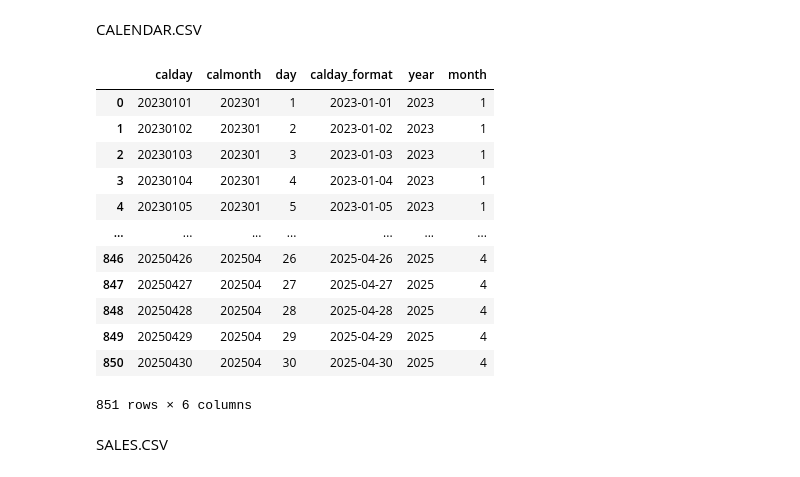
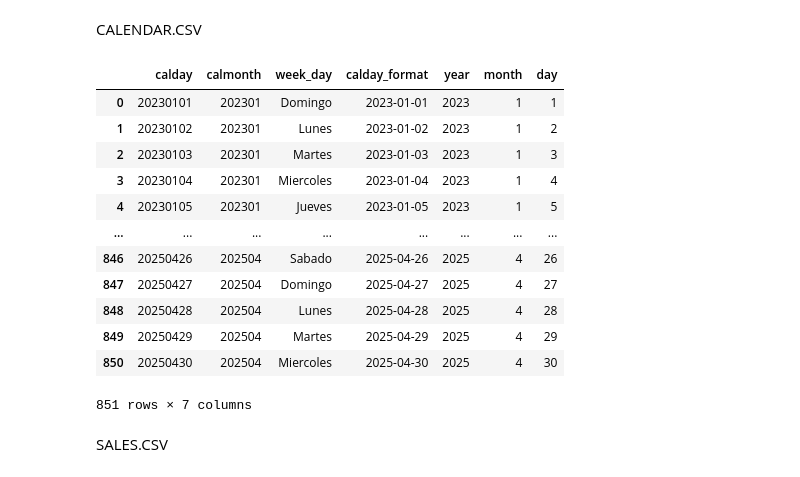
Before and after one commit to Isa2604/PowerUp, a Jupyter notebook: Dataset _ Coolers AC/Dataset _ Coolers AC/Data_coolers.ipynb, the cells around one changed output. Cells and saved outputs as stored; diff of their text form; code cells hidden in the pictures.

```diff
--- a/Dataset _ Coolers AC/Dataset _ Coolers AC/Data_coolers.ipynb
+++ b/Dataset _ Coolers AC/Dataset _ Coolers AC/Data_coolers.ipynb
@@ -32,28 +32,29 @@ CALENDAR.CSV
 # %%
 df_calendar = pd.read_csv('calendar.csv')
 df_clean_calday = df_calendar.copy()
 # Convertir a datetime y luego extraer componentes calday
+df_clean_calday = df_clean_calday.rename(columns={'day': 'week_day'})
 df_clean_calday['calday_format'] = pd.to_datetime(df_calendar['calday'], format='%Y%m%d')
 df_clean_calday['year'] = df_clean_calday['calday_format'].dt.year
 df_clean_calday['month'] = df_clean_calday['calday_format'].dt.month
 df_clean_calday['day'] = df_clean_calday['calday_format'].dt.day
 df_clean_calmonth = df_calendar.copy()
 # Convertir a datetime y luego extraer componentes de calmonth
 df_clean_calmonth['calmonth'] = pd.to_datetime(df_calendar['calmonth'], format='%Y%m')
 df_clean_calmonth['year'] = df_clean_calmonth['calmonth'].dt.year
 df_clean_calmonth['month'] = df_clean_calmonth['calmonth'].dt.month
 df_clean_calday
 # %% [output]
-|  | calday | calmonth | day | calday_format | year | month |
-| 0 | 20230101 | 202301 | 1 | 2023-01-01 | 2023 | 1 |
-| 1 | 20230102 | 202301 | 2 | 2023-01-02 | 2023 | 1 |
-| 2 | 20230103 | 202301 | 3 | 2023-01-03 | 2023 | 1 |
-| 3 | 20230104 | 202301 | 4 | 2023-01-04 | 2023 | 1 |
-| 4 | 20230105 | 202301 | 5 | 2023-01-05 | 2023 | 1 |
-| ... | ... | ... | ... | ... | ... | ... |
-| 846 | 20250426 | 202504 | 26 | 2025-04-26 | 2025 | 4 |
-| 847 | 20250427 | 202504 | 27 | 2025-04-27 | 2025 | 4 |
-| 848 | 20250428 | 202504 | 28 | 2025-04-28 | 2025 | 4 |
-| 849 | 20250429 | 202504 | 29 | 2025-04-29 | 2025 | 4 |
-| 850 | 20250430 | 202504 | 30 | 2025-04-30 | 2025 | 4 |
+|  | calday | calmonth | week_day | calday_format | year | month | day |
+| 0 | 20230101 | 202301 | Domingo | 2023-01-01 | 2023 | 1 | 1 |
+| 1 | 20230102 | 202301 | Lunes | 2023-01-02 | 2023 | 1 | 2 |
+| 2 | 20230103 | 202301 | Martes | 2023-01-03 | 2023 | 1 | 3 |
+| 3 | 20230104 | 202301 | Miercoles | 2023-01-04 | 2023 | 1 | 4 |
+| 4 | 20230105 | 202301 | Jueves | 2023-01-05 | 2023 | 1 | 5 |
+| ... | ... | ... | ... | ... | ... | ... | ... |
+| 846 | 20250426 | 202504 | Sabado | 2025-04-26 | 2025 | 4 | 26 |
+| 847 | 20250427 | 202504 | Domingo | 2025-04-27 | 2025 | 4 | 27 |
+| 848 | 20250428 | 202504 | Lunes | 2025-04-28 | 2025 | 4 | 28 |
+| 849 | 20250429 | 202504 | Martes | 2025-04-29 | 2025 | 4 | 29 |
+| 850 | 20250430 | 202504 | Miercoles | 2025-04-30 | 2025 | 4 | 30 |
-851 rows × 6 columns
+851 rows × 7 columns
```
Also changed, not shown: parts of 13 cells of this notebook, 1 other file.
